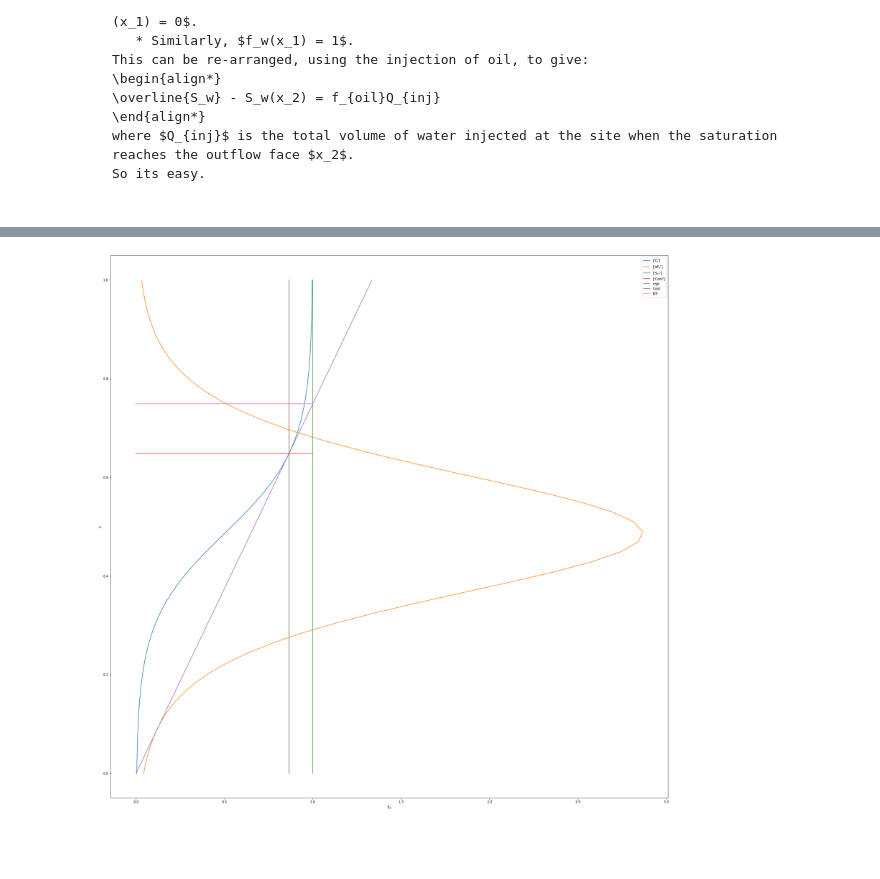
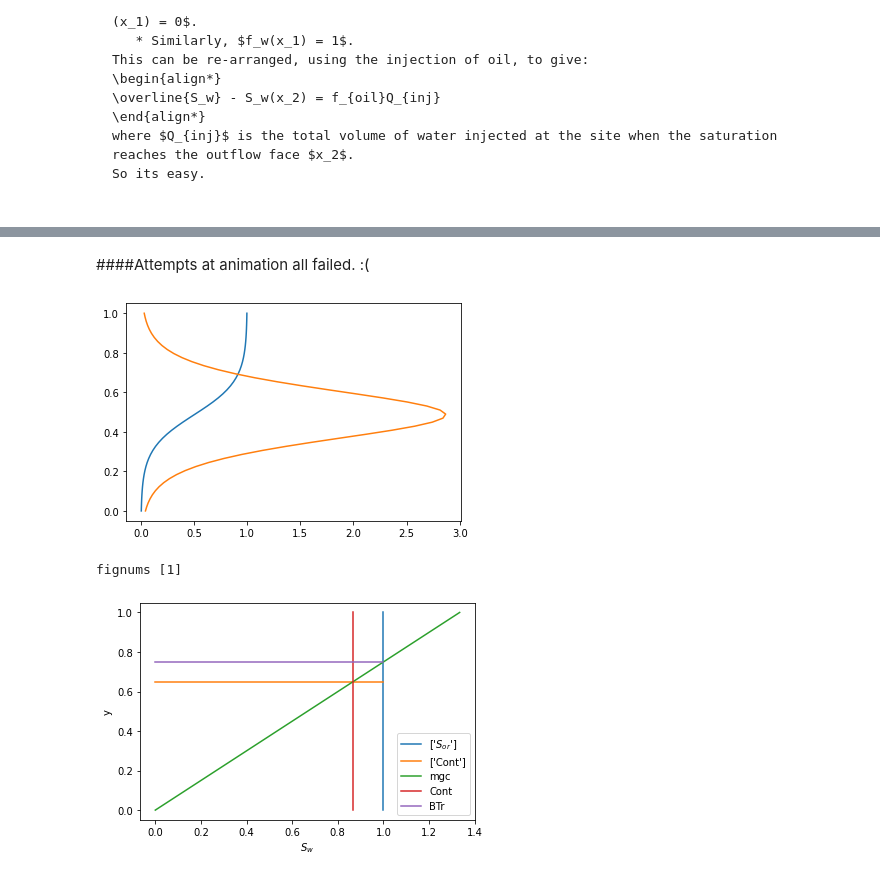
Before and after one commit to mm002a/JupyterNotebooks-V0.0, a Jupyter notebook: BuckleyLeverett.ipynb, the cells around one changed output, grey strips where cells are left out. Saved outputs shown, nothing was run; the diff lists cells and outputs as text; code cells hidden in the pictures; blank space fills up the shorter version.

Commit message:
Created using Colaboratory (failed animations)

```diff
--- a/BuckleyLeverett.ipynb
+++ b/BuckleyLeverett.ipynb
@@ -232,25 +254,49 @@ plt.show()
+# %% [markdown]
+####Attempts at animation all failed. :(
 # %%
 #https://matplotlib.org/stable/tutorials/introductory/usage.html#sphx-glr-tutorials-introductory-usage-py
 import matplotlib.pyplot as plt
 import numpy as np
+#Added animation code(!)
+#https://jakevdp.github.io/blog/2012/08/18/matplotlib-animation-tutorial/
+import time
 #For large graphs
-plt.rcParams["figure.figsize"] = (30,30)
+#plt.rcParams["figure.figsize"] = (10,10)
 #
+plt.ion()
+fig = plt.figure()
 Sw = np.linspace(0.0, 1.0)
 y = FW(Sw,ab[0],ab[1])
 dy = dFWdSW(Sw,ab[0],ab[1])
 plt.plot(y, Sw, label=['$f_w$'])
 plt.plot(dy,Sw, label=['$df_w$'])
+figure.canvas.draw()
+plt.show()
+fig.clear()
+plt.clf()
+plt.cla()
+plt.close(fig)
+plt.close('all')
+time.sleep(5) # https://www.programiz.com/python-programming/time/sleep
+#print("plot close - sleep 5 seconds")
+#
+#plt.hold(True) - removed!
+#plt.plot(y, Sw, label=['$f_w$'])
+#plt.plot(dy,Sw, label=['$df_w$'])
 #
 plt.plot([1, 1],[0, 1], label=['$S_{or}$'])
 plt.plot([0, 1],[TSw, TSw], label=['Cont'])
 plt.plot(Sw*dFWdSW(TSw,ab[0],ab[1]), Sw, label="mgc")
 plt.plot([FW(TSw,ab[0],ab[1]),FW(TSw,ab[0],ab[1])], [0,1], label="Cont")
 plt.plot([0,1], [1.0/dFWdSW(TSw,ab[0],ab[1]),1.0/dFWdSW(TSw,ab[0],ab[1])], label="BTr")
 #
 plt.xlabel('$S_w$')
 plt.ylabel('y')
 plt.legend()
-plt.show()
+figure.canvas.draw()
+plt.draw()
+print("fignums",plt.get_fignums())
 # %% [output]
-[figure, old version]
+[figure, new version]
+fignums [1]
+[figure, added]
```
Also changed, not shown: parts of 5 cells of this notebook.
